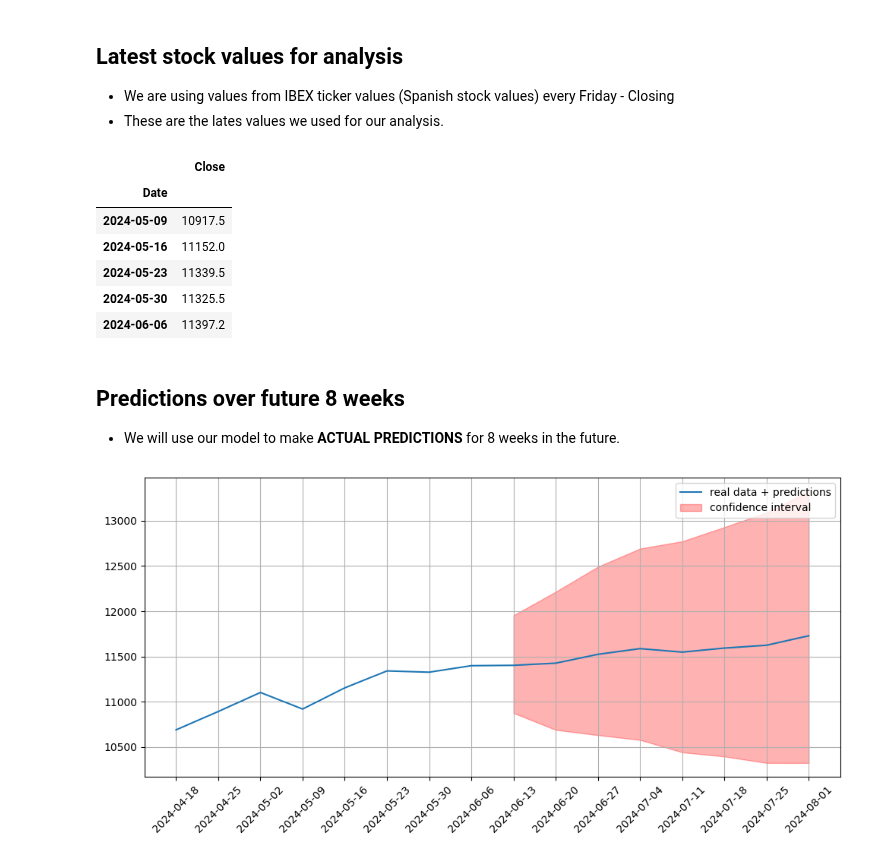
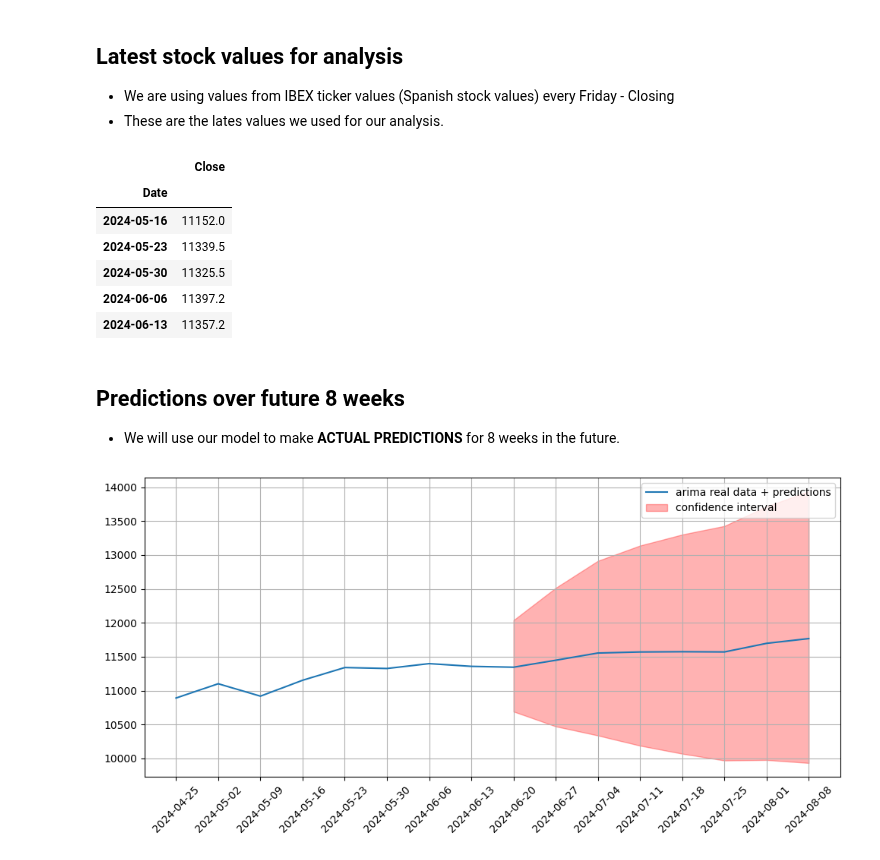
Before and after one commit to romanmmr/stocks_site, a Jupyter notebook: docs/arima_predictive_notebook.ipynb, the cells around one changed output. Cells and saved outputs as stored; diff of their text form; code cells hidden in the pictures.

```diff
--- a/docs/arima_predictive_notebook.ipynb
+++ b/docs/arima_predictive_notebook.ipynb
@@ -16,20 +16,20 @@ from display_data import plot_fit_and_forecast, table_horizontal, plot_sample_da
 * We are using values from IBEX ticker values (Spanish stock values) every Friday - Closing
 * These are the lates values we used for our analysis.
 # %%
-plot_sample_data(path='arima_fitted_data.csv', column='Close')
+plot_sample_data(path='modelled_fitted_data.csv', column='Close')
 # %% [output]
 |  | Close |
 | Date |  |
-| 2024-05-09 | 10917.5 |
 | 2024-05-16 | 11152.0 |
 | 2024-05-23 | 11339.5 |
 | 2024-05-30 | 11325.5 |
 | 2024-06-06 | 11397.2 |
+| 2024-06-13 | 11357.2 |
 # %% [markdown]
 ## Predictions over future 8 weeks
 
 * We will use our model to make **ACTUAL PREDICTIONS** for 8 weeks in the future.
 # %%
-plot_predictions(path='arima_predictive_data.csv', column='Close', display_weeks=16)
+plot_predictions(path='predictive_data.csv', column='Close', model='arima', display_weeks=16)
 # %% [output]
-[figure, old version]
+[figure, new version]
```
Also changed, not shown: 23 other files.
